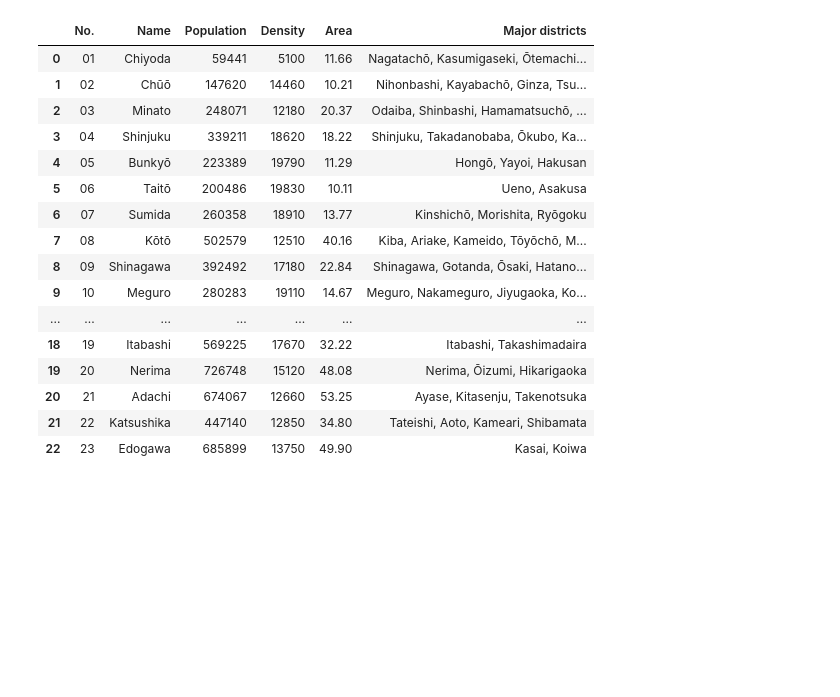
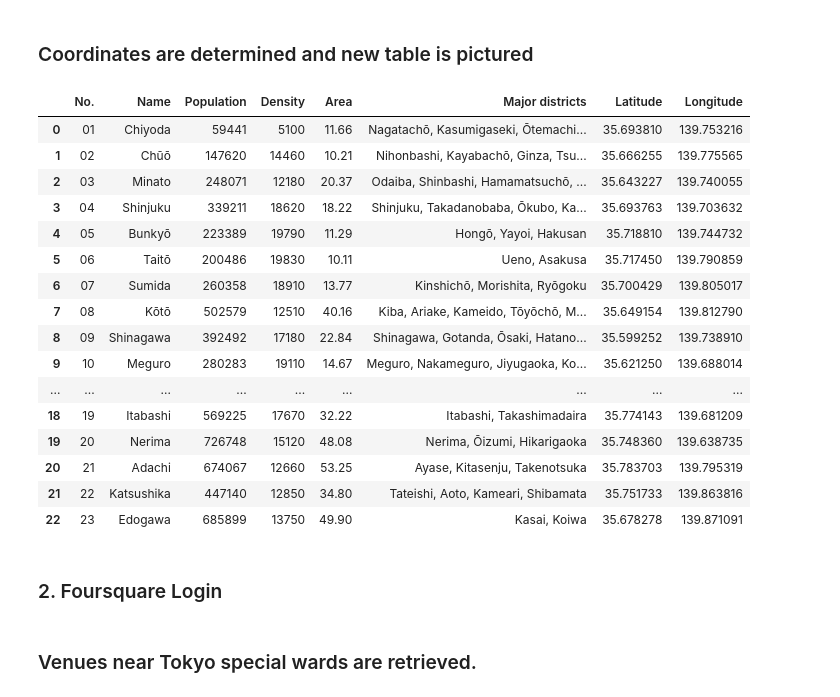
Before and after one commit to Phoenix8440/Coursera_Capstone, a Jupyter notebook: Capstone Project Notebook.ipynb, the cells around one changed output. Cells and saved outputs as stored; diff of their text form; code cells hidden in the pictures; blank space fills up the shorter version.

```diff
--- a/Capstone Project Notebook.ipynb
+++ b/Capstone Project Notebook.ipynb
@@ -79,20 +53,32 @@ df.drop([23], inplace=True)
-# %%
-df
-# %% [output]
-|  | No. | Name | Population | Density | Area | Major districts |
-| 0 | 01 | Chiyoda | 59441 | 5100 | 11.66 | Nagatachō, Kasumigaseki, Ōtemachi... |
-| 1 | 02 | Chūō | 147620 | 14460 | 10.21 | Nihonbashi, Kayabachō, Ginza, Tsu... |
-| 2 | 03 | Minato | 248071 | 12180 | 20.37 | Odaiba, Shinbashi, Hamamatsuchō, ... |
-| 3 | 04 | Shinjuku | 339211 | 18620 | 18.22 | Shinjuku, Takadanobaba, Ōkubo, Ka... |
-| 4 | 05 | Bunkyō | 223389 | 19790 | 11.29 | Hongō, Yayoi, Hakusan |
-| 5 | 06 | Taitō | 200486 | 19830 | 10.11 | Ueno, Asakusa |
-| 6 | 07 | Sumida | 260358 | 18910 | 13.77 | Kinshichō, Morishita, Ryōgoku |
-| 7 | 08 | Kōtō | 502579 | 12510 | 40.16 | Kiba, Ariake, Kameido, Tōyōchō, M... |
-| 8 | 09 | Shinagawa | 392492 | 17180 | 22.84 | Shinagawa, Gotanda, Ōsaki, Hatano... |
-| 9 | 10 | Meguro | 280283 | 19110 | 14.67 | Meguro, Nakameguro, Jiyugaoka, Ko... |
-| ... | ... | ... | ... | ... | ... | ... |
-| 18 | 19 | Itabashi | 569225 | 17670 | 32.22 | Itabashi, Takashimadaira |
-| 19 | 20 | Nerima | 726748 | 15120 | 48.08 | Nerima, Ōizumi, Hikarigaoka |
-| 20 | 21 | Adachi | 674067 | 12660 | 53.25 | Ayase, Kitasenju, Takenotsuka |
-| 21 | 22 | Katsushika | 447140 | 12850 | 34.80 | Tateishi, Aoto, Kameari, Shibamata |
-| 22 | 23 | Edogawa | 685899 | 13750 | 49.90 | Kasai, Koiwa |
+# %% [markdown]
+### Coordinates are determined and new table is pictured
+# %%
+geolocator = Nominatim(user_agent="Tokyo_explorer")
+
+df['Major_Districts']= df['Name'].apply(geolocator.geocode).apply(lambda x: (x.latitude, x.longitude))
+df[['Latitude', 'Longitude']] = df['Major_Districts'].apply(pd.Series)
+
+df.drop(['Major_Districts'], axis=1, inplace=True)
+df
+# %% [output]
+|  | No. | Name | Population | Density | Area | Major districts | Latitude | Longitude |
+| 0 | 01 | Chiyoda | 59441 | 5100 | 11.66 | Nagatachō, Kasumigaseki, Ōtemachi... | 35.693810 | 139.753216 |
+| 1 | 02 | Chūō | 147620 | 14460 | 10.21 | Nihonbashi, Kayabachō, Ginza, Tsu... | 35.666255 | 139.775565 |
+| 2 | 03 | Minato | 248071 | 12180 | 20.37 | Odaiba, Shinbashi, Hamamatsuchō, ... | 35.643227 | 139.740055 |
+| 3 | 04 | Shinjuku | 339211 | 18620 | 18.22 | Shinjuku, Takadanobaba, Ōkubo, Ka... | 35.693763 | 139.703632 |
+| 4 | 05 | Bunkyō | 223389 | 19790 | 11.29 | Hongō, Yayoi, Hakusan | 35.718810 | 139.744732 |
+| 5 | 06 | Taitō | 200486 | 19830 | 10.11 | Ueno, Asakusa | 35.717450 | 139.790859 |
+| 6 | 07 | Sumida | 260358 | 18910 | 13.77 | Kinshichō, Morishita, Ryōgoku | 35.700429 | 139.805017 |
+| 7 | 08 | Kōtō | 502579 | 12510 | 40.16 | Kiba, Ariake, Kameido, Tōyōchō, M... | 35.649154 | 139.812790 |
+| 8 | 09 | Shinagawa | 392492 | 17180 | 22.84 | Shinagawa, Gotanda, Ōsaki, Hatano... | 35.599252 | 139.738910 |
+| 9 | 10 | Meguro | 280283 | 19110 | 14.67 | Meguro, Nakameguro, Jiyugaoka, Ko... | 35.621250 | 139.688014 |
+| ... | ... | ... | ... | ... | ... | ... | ... | ... |
+| 18 | 19 | Itabashi | 569225 | 17670 | 32.22 | Itabashi, Takashimadaira | 35.774143 | 139.681209 |
+| 19 | 20 | Nerima | 726748 | 15120 | 48.08 | Nerima, Ōizumi, Hikarigaoka | 35.748360 | 139.638735 |
+| 20 | 21 | Adachi | 674067 | 12660 | 53.25 | Ayase, Kitasenju, Takenotsuka | 35.783703 | 139.795319 |
+| 21 | 22 | Katsushika | 447140 | 12850 | 34.80 | Tateishi, Aoto, Kameari, Shibamata | 35.751733 | 139.863816 |
+| 22 | 23 | Edogawa | 685899 | 13750 | 49.90 | Kasai, Koiwa | 35.678278 | 139.871091 |
+# %% [markdown]
+### 2. Foursquare Login
+# %% [markdown]
+### Venues near Tokyo special wards are retrieved.
```
Also changed, not shown: parts of 64 cells of this notebook.
